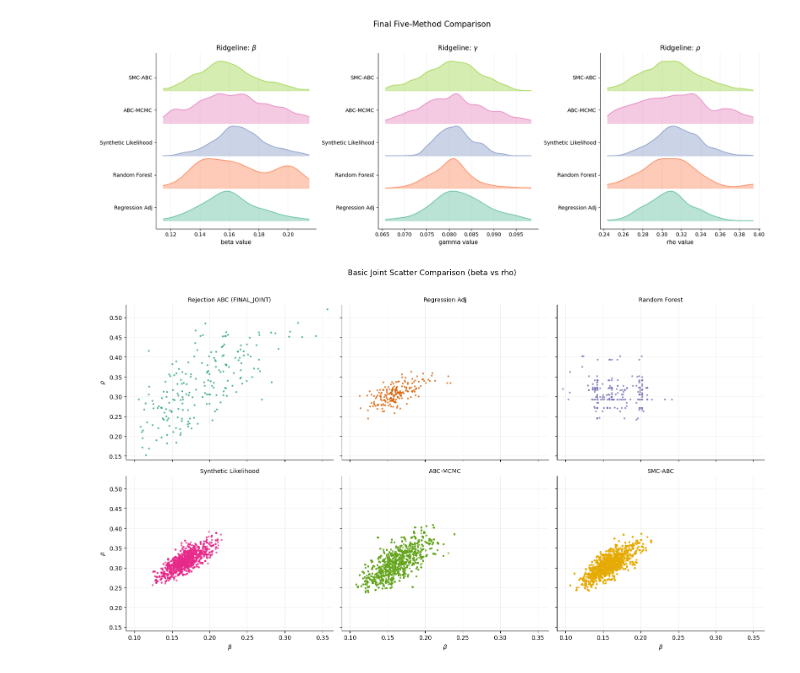
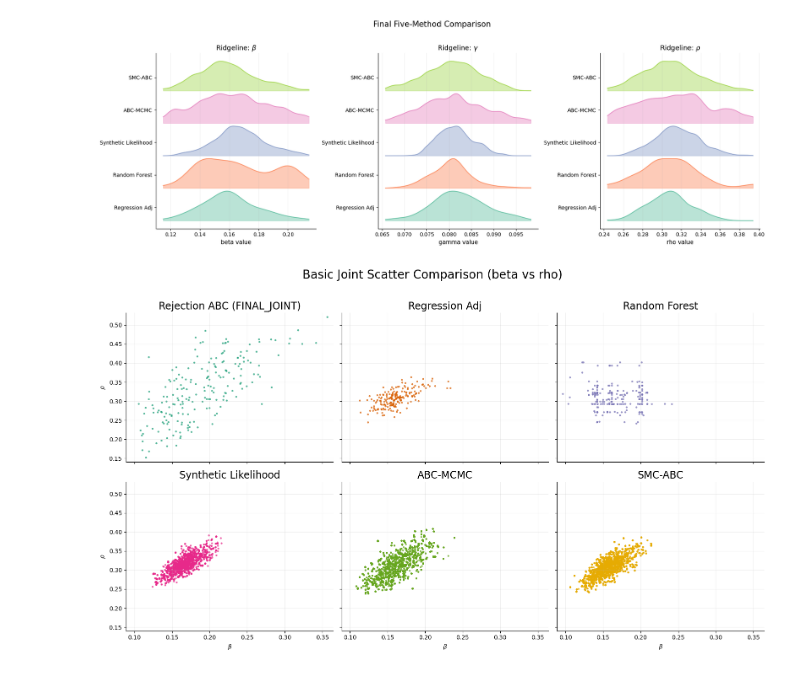
Before and after one commit to zyyy22/ST3247-Project, a Jupyter notebook: 4_adv_methods.ipynb, the cells around one changed output. Saved outputs shown, nothing was run; the diff lists cells and outputs as text; code cells hidden in the pictures.

```diff
--- a/4_adv_methods.ipynb
+++ b/4_adv_methods.ipynb
@@ -1811,33 +1811,33 @@ y_pad = 0.03 * (all_rho.max() - all_rho.min() + 1e-12)
 xlim = (all_beta.min() - x_pad, all_beta.max() + x_pad)
 ylim = (all_rho.min() - y_pad, all_rho.max() + y_pad)
 
 rng_plot = np.random.default_rng(2026)
 
 for k, method in enumerate(joint_order):
     ax = axes[k]
     samp = joint_method_samples[method]
 
     # Subsample for responsiveness
     n_plot = min(len(samp), 3000)
     idx = rng_plot.choice(len(samp), size=n_plot, replace=False)
     x = samp[idx, i_beta]
     y = samp[idx, i_rho]
 
     ax.scatter(x, y, s=10, alpha=0.75, color=palette[k], edgecolors="none")
-    ax.set_title(method, fontsize=10)
+    ax.set_title(method, fontsize=17)
     ax.set_xlim(xlim)
     ax.set_ylim(ylim)
     ax.grid(alpha=0.2)
 
 for i, ax in enumerate(axes):
     if i // 3 == 1:
         ax.set_xlabel(r"$\beta$")
     if i % 3 == 0:
         ax.set_ylabel(r"$\rho$")
 
 sns.despine()
-plt.suptitle("Basic Joint Scatter Comparison (beta vs rho)", y=1.02, fontsize=13)
+plt.suptitle("Basic Joint Scatter Comparison (beta vs rho)", y=1.02, fontsize=20)
 plt.tight_layout()
 plt.show()
 # %% [output]
-[figure, old version]
+[figure, new version]
```
